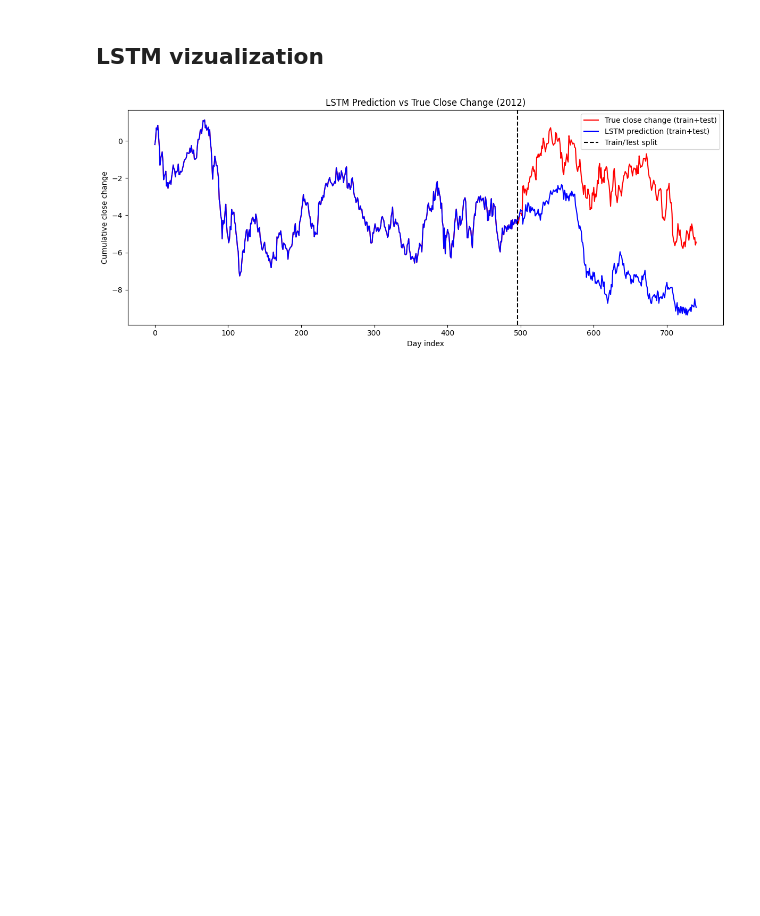
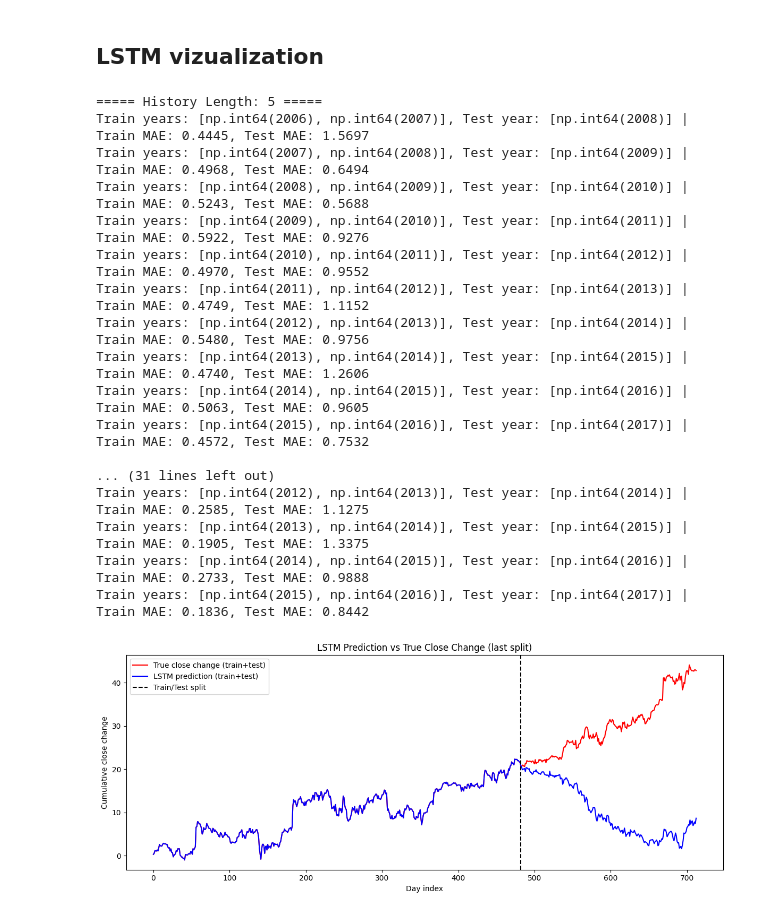
Before and after one commit to drvojtex/ADAMLstockA4msft, a Jupyter notebook: main3.ipynb, the cells around one changed output. Cells and saved outputs as stored; diff of their text form; code cells hidden in the pictures; blank space fills up the shorter version.

```diff
--- a/main3.ipynb
+++ b/main3.ipynb
@@ -128,8 +154,14 @@ with torch.no_grad():
 # %% [markdown]
 ## RNN vizualization
 # %%
+for result in rnn_results:
+    print(result)
+
+
+
+# Visualize the last RNN model's predictions (from the last sliding window iteration)
 mu, sigma = train_dataset.get_zscore_params()
-preds_inv = np.array(preds) * sigma + mu
+preds_inv = np.array(test_preds) * sigma + mu
 train_targets = []
 for _, y in DataLoader(train_dataset, batch_size=1, shuffle=False):
     train_targets.append(y.item())
@@ -137,7 +169,7 @@ train_targets = np.array(train_targets)
 train_targets_inv = train_targets * sigma + mu
 
 full_pred = np.concatenate([train_targets_inv, preds_inv])
-full_true = np.concatenate([train_targets_inv, np.array(targets) * sigma + mu])
+full_true = np.concatenate([train_targets_inv, np.array(test_targets) * sigma + mu])
 
 full_pred_curve = np.cumsum(full_pred)
 full_true_curve = np.cumsum(full_true)
@@ -146,7 +178,7 @@ plt.figure(figsize=(12,5))
 plt.plot(full_true_curve, c="r", label="True close change (train+test)")
 plt.plot(full_pred_curve, c="b", label="RNN prediction (train+test)")
 plt.axvline(len(train_targets_inv)-1, color='k', linestyle='--', label='Train/Test split')
-plt.title(f"RNN Prediction vs True Close Change ({test_year[0]})")
+plt.title(f"RNN Prediction vs True Close Change (last split)")
 plt.xlabel("Day index")
 plt.ylabel("Cumulative close change")
 plt.legend()
@@ -226,29 +302,51 @@ with torch.no_grad():
 # %% [markdown]
 ## LSTM vizualization
 # %%
+for result in lstm_results:
+    print(result)
+
+
+# Visualize the last LSTM model's predictions (from the last sliding window iteration)
 mu, sigma = train_dataset.get_zscore_params()
-preds_inv = np.array(preds) * sigma + mu
+preds_inv = np.array(test_preds) * sigma + mu
 train_targets = []
 for _, y in DataLoader(train_dataset, batch_size=1, shuffle=False):
     train_targets.append(y.item())
 train_targets = np.array(train_targets)
 train_targets_inv = train_targets * sigma + mu
 
 full_pred = np.concatenate([train_targets_inv, preds_inv])
-full_true = np.concatenate([train_targets_inv, np.array(targets) * sigma + mu])
+full_true = np.concatenate([train_targets_inv, np.array(test_targets) * sigma + mu])
 
 full_pred_curve = np.cumsum(full_pred)
 full_true_curve = np.cumsum(full_true)
 
 plt.figure(figsize=(12,5))
 plt.plot(full_true_curve, c="r", label="True close change (train+test)")
 plt.plot(full_pred_curve, c="b", label="LSTM prediction (train+test)")
 plt.axvline(len(train_targets_inv)-1, color='k', linestyle='--', label='Train/Test split')
-plt.title(f"LSTM Prediction vs True Close Change ({test_year[0]})")
+plt.title(f"LSTM Prediction vs True Close Change (last split)")
 plt.xlabel("Day index")
 plt.ylabel("Cumulative close change")
 plt.legend()
 plt.tight_layout()
 plt.show()
 # %% [output]
+===== History Length: 5 =====
+Train years: [np.int64(2006), np.int64(2007)], Test year: [np.int64(2008)] | Train MAE: 0.4445, Test MAE: 1.5697
+Train years: [np.int64(2007), np.int64(2008)], Test year: [np.int64(2009)] | Train MAE: 0.4968, Test MAE: 0.6494
+Train years: [np.int64(2008), np.int64(2009)], Test year: [np.int64(2010)] | Train MAE: 0.5243, Test MAE: 0.5688
+Train years: [np.int64(2009), np.int64(2010)], Test year: [np.int64(2011)] | Train MAE: 0.5922, Test MAE: 0.9276
+Train years: [np.int64(2010), np.int64(2011)], Test year: [np.int64(2012)] | Train MAE: 0.4970, Test MAE: 0.9552
+Train years: [np.int64(2011), np.int64(2012)], Test year: [np.int64(2013)] | Train MAE: 0.4749, Test MAE: 1.1152
+Train years: [np.int64(2012), np.int64(2013)], Test year: [np.int64(2014)] | Train MAE: 0.5480, Test MAE: 0.9756
+Train years: [np.int64(2013), np.int64(2014)], Test year: [np.int64(2015)] | Train MAE: 0.4740, Test MAE: 1.2606
+Train years: [np.int64(2014), np.int64(2015)], Test year: [np.int64(2016)] | Train MAE: 0.5063, Test MAE: 0.9605
+Train years: [np.int64(2015), np.int64(2016)], Test year: [np.int64(2017)] | Train MAE: 0.4572, Test MAE: 0.7532
+
+... (31 lines left out)
+Train years: [np.int64(2012), np.int64(2013)], Test year: [np.int64(2014)] | Train MAE: 0.2585, Test MAE: 1.1275
+Train years: [np.int64(2013), np.int64(2014)], Test year: [np.int64(2015)] | Train MAE: 0.1905, Test MAE: 1.3375
+Train years: [np.int64(2014), np.int64(2015)], Test year: [np.int64(2016)] | Train MAE: 0.2733, Test MAE: 0.9888
+Train years: [np.int64(2015), np.int64(2016)], Test year: [np.int64(2017)] | Train MAE: 0.1836, Test MAE: 0.8442
-[figure, old version]
+[figure, new version]
```
Also changed, not shown: parts of 3 cells of this notebook.
